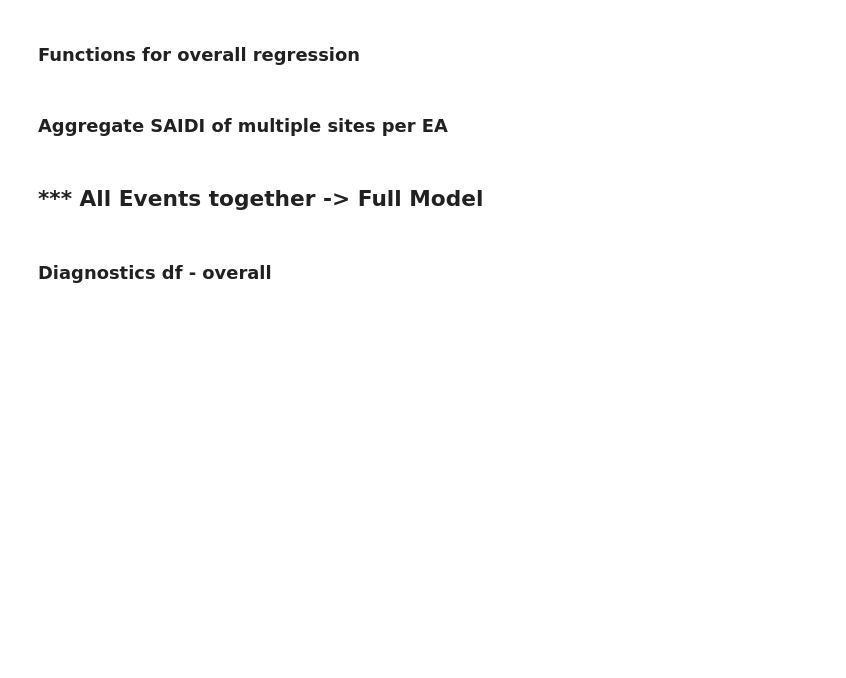
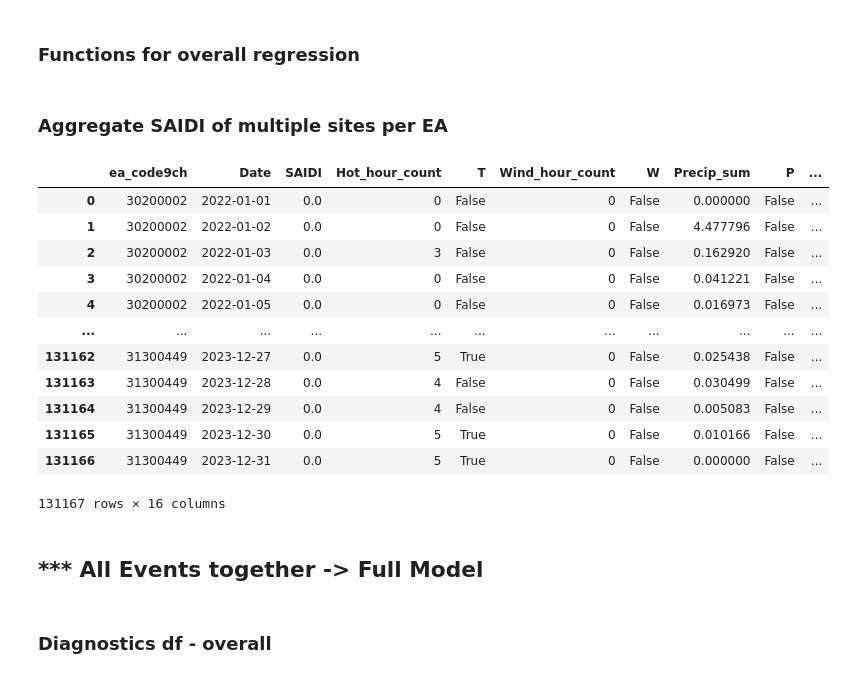
Before and after one commit to KaytheDee/pqr_extreme_weather_analysis, a Jupyter notebook: notebooks/_Logit_Co_occurrence_per_EA_overlapping_hours_full_model_same_day.ipynb, the cells around one changed output. Drawn from its saved outputs; the diff is of its cells as text; code cells hidden in the pictures; blank space fills up the shorter version.

```diff
--- a/notebooks/_Logit_Co_occurrence_per_EA_overlapping_hours_full_model_same_day.ipynb
+++ b/notebooks/_Logit_Co_occurrence_per_EA_overlapping_hours_full_model_same_day.ipynb
@@ -1585,3 +1587,19 @@ aggregated_saidi_df = aggregate_saidi_to_ea(
     saidi_col='SAIDI',
     saidi_agg= agg_method
 )
+# %%
+aggregated_saidi_df
+# %% [output]
+|  | ea_code9ch | Date | SAIDI | Hot_hour_count | T | Wind_hour_count | W | Precip_sum | P | ... |
+| 0 | 30200002 | 2022-01-01 | 0.0 | 0 | False | 0 | False | 0.000000 | False | ... |
+| 1 | 30200002 | 2022-01-02 | 0.0 | 0 | False | 0 | False | 4.477796 | False | ... |
+| 2 | 30200002 | 2022-01-03 | 0.0 | 3 | False | 0 | False | 0.162920 | False | ... |
+| 3 | 30200002 | 2022-01-04 | 0.0 | 0 | False | 0 | False | 0.041221 | False | ... |
+| 4 | 30200002 | 2022-01-05 | 0.0 | 0 | False | 0 | False | 0.016973 | False | ... |
+| ... | ... | ... | ... | ... | ... | ... | ... | ... | ... | ... |
+| 131162 | 31300449 | 2023-12-27 | 0.0 | 5 | True | 0 | False | 0.025438 | False | ... |
+| 131163 | 31300449 | 2023-12-28 | 0.0 | 4 | False | 0 | False | 0.030499 | False | ... |
+| 131164 | 31300449 | 2023-12-29 | 0.0 | 4 | False | 0 | False | 0.005083 | False | ... |
+| 131165 | 31300449 | 2023-12-30 | 0.0 | 5 | True | 0 | False | 0.010166 | False | ... |
+| 131166 | 31300449 | 2023-12-31 | 0.0 | 5 | True | 0 | False | 0.000000 | False | ... |
+131167 rows × 16 columns
```
Also changed, not shown: parts of 2 cells of this notebook, 3 other files.
